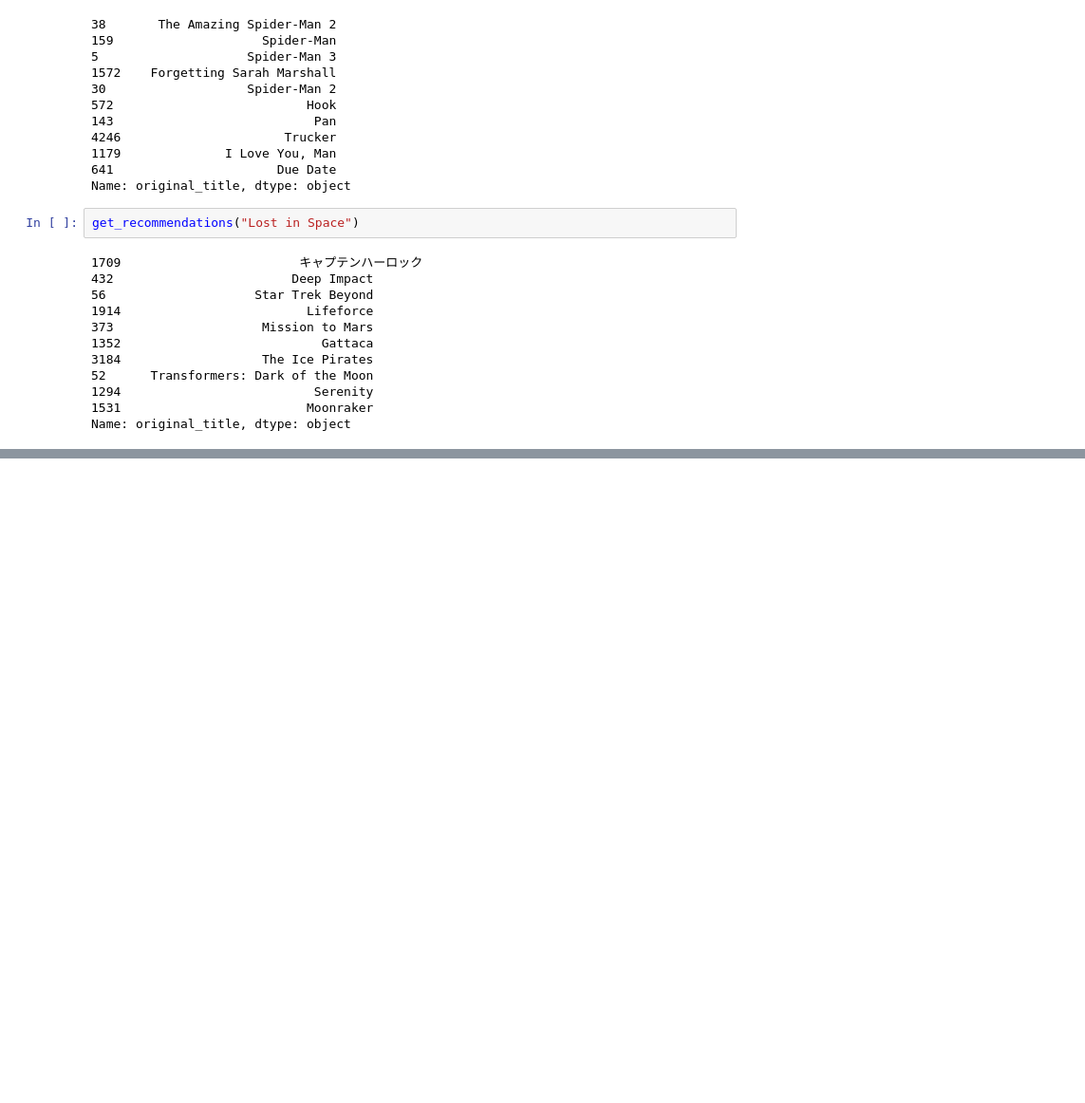
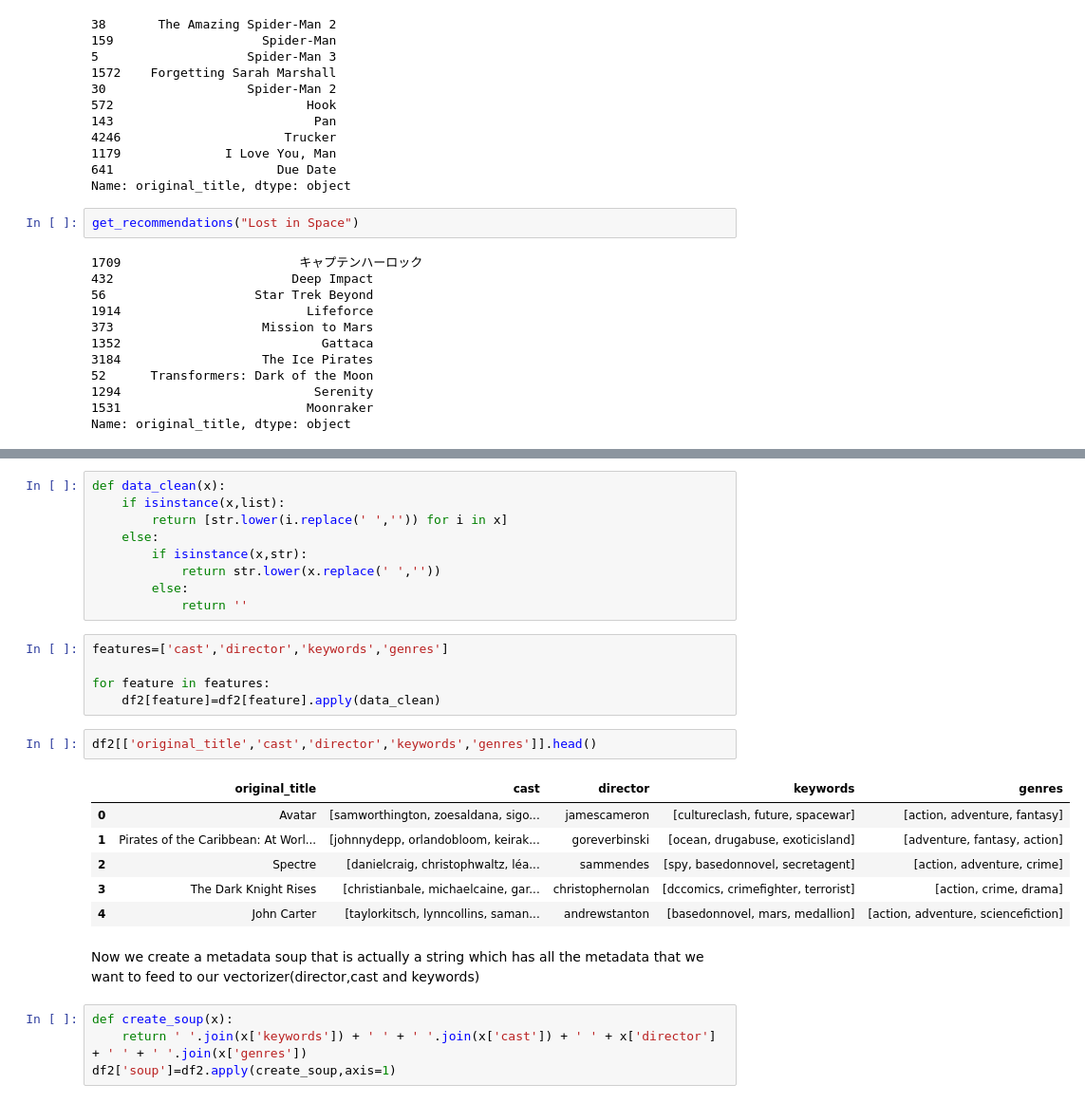
Before and after one commit to kulkarniparth/Recommendation-System, a Jupyter notebook: Recommendation Systems.ipynb, the cells around one changed output, grey strips where cells are left out. Shown: that part at 95% size. Cells and saved outputs as stored; diff of their text form; blank space fills up the shorter version.

```diff
--- a/Recommendation Systems.ipynb
+++ b/Recommendation Systems.ipynb
@@ -352,0 +393,29 @@ This recommendation system is just based on the movie overview and does not cons
+# %%
+def data_clean(x):
+    if isinstance(x,list):
+        return [str.lower(i.replace(' ','')) for i in x]
+    else:
+        if isinstance(x,str):
+            return str.lower(x.replace(' ',''))
+        else:
+            return ''
+# %%
+features=['cast','director','keywords','genres']
+
+for feature in features:
+    df2[feature]=df2[feature].apply(data_clean)
+# %%
+df2[['original_title','cast','director','keywords','genres']].head()
+# %% [output]
+|  | original_title | cast | director | keywords | genres |
+| 0 | Avatar | [samworthington, zoesaldana, sigo... | jamescameron | [cultureclash, future, spacewar] | [action, adventure, fantasy] |
+| 1 | Pirates of the Caribbean: At Worl... | [johnnydepp, orlandobloom, keirak... | goreverbinski | [ocean, drugabuse, exoticisland] | [adventure, fantasy, action] |
+| 2 | Spectre | [danielcraig, christophwaltz, léa... | sammendes | [spy, basedonnovel, secretagent] | [action, adventure, crime] |
+| 3 | The Dark Knight Rises | [christianbale, michaelcaine, gar... | christophernolan | [dccomics, crimefighter, terrorist] | [action, crime, drama] |
+| 4 | John Carter | [taylorkitsch, lynncollins, saman... | andrewstanton | [basedonnovel, mars, medallion] | [action, adventure, sciencefiction] |
+# %% [markdown]
+Now we create a metadata soup that is actually a string which has all the metadata that we want to feed to our vectorizer(director,cast and keywords)
+# %%
+def create_soup(x):
+    return ' '.join(x['keywords']) + ' ' + ' '.join(x['cast']) + ' ' + x['director'] + ' ' + ' '.join(x['genres'])
+df2['soup']=df2.apply(create_soup,axis=1)
```
Also changed, not shown: parts of 14 cells of this notebook.
